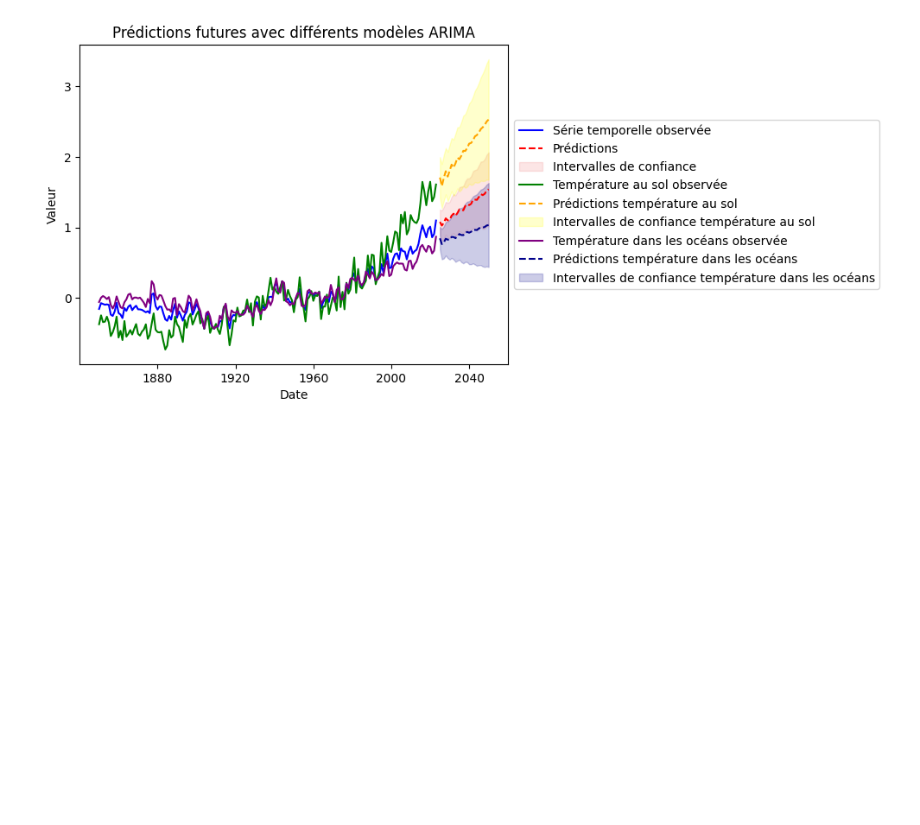
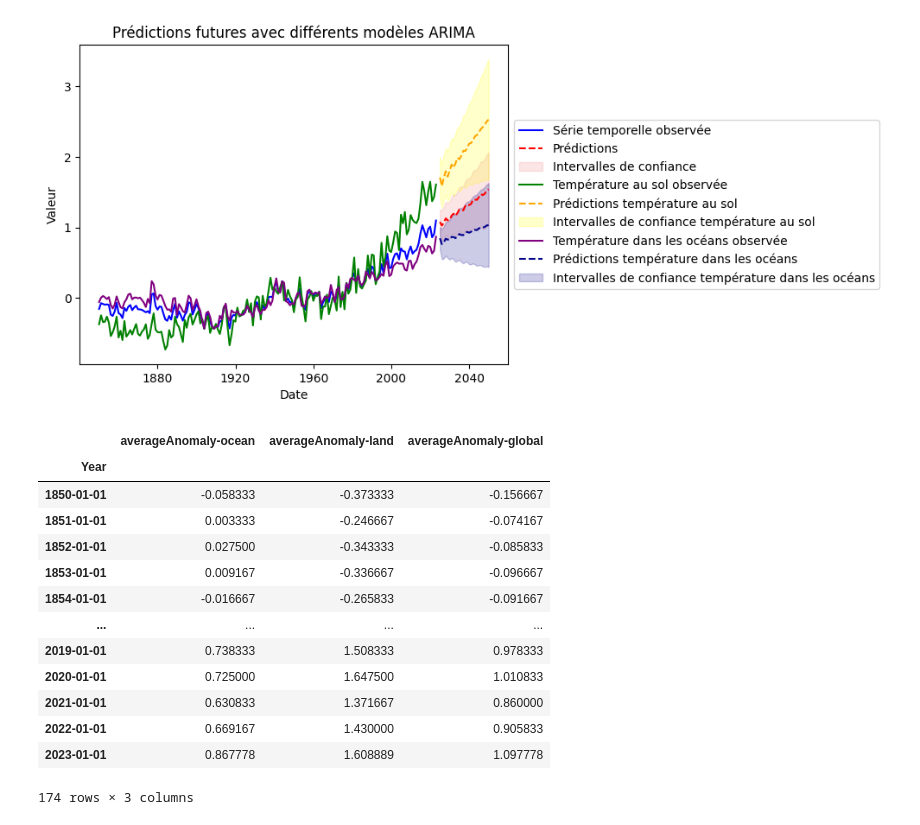
Before and after one commit to rodrigju/TimeSeries_ML, a Jupyter notebook: ML_projet.ipynb, the cells around one changed output. Saved outputs shown, nothing was run; the diff lists cells and outputs as text; code cells hidden in the pictures; blank space fills up the shorter version.

```diff
--- a/ML_projet.ipynb
+++ b/ML_projet.ipynb
@@ -1680,3 +1612,20 @@ plt.ylabel('Valeur')
 plt.show()
 # %% [output]
 [figure]
+# %%
+data_mean_temperatures
+# %% [output]
+|  | averageAnomaly-ocean | averageAnomaly-land | averageAnomaly-global |
+| Year |  |  |  |
+| 1850-01-01 | -0.058333 | -0.373333 | -0.156667 |
+| 1851-01-01 | 0.003333 | -0.246667 | -0.074167 |
+| 1852-01-01 | 0.027500 | -0.343333 | -0.085833 |
+| 1853-01-01 | 0.009167 | -0.336667 | -0.096667 |
+| 1854-01-01 | -0.016667 | -0.265833 | -0.091667 |
+| ... | ... | ... | ... |
+| 2019-01-01 | 0.738333 | 1.508333 | 0.978333 |
+| 2020-01-01 | 0.725000 | 1.647500 | 1.010833 |
+| 2021-01-01 | 0.630833 | 1.371667 | 0.860000 |
+| 2022-01-01 | 0.669167 | 1.430000 | 0.905833 |
+| 2023-01-01 | 0.867778 | 1.608889 | 1.097778 |
+174 rows × 3 columns
```
Also changed, not shown: parts of 21 cells of this notebook.
